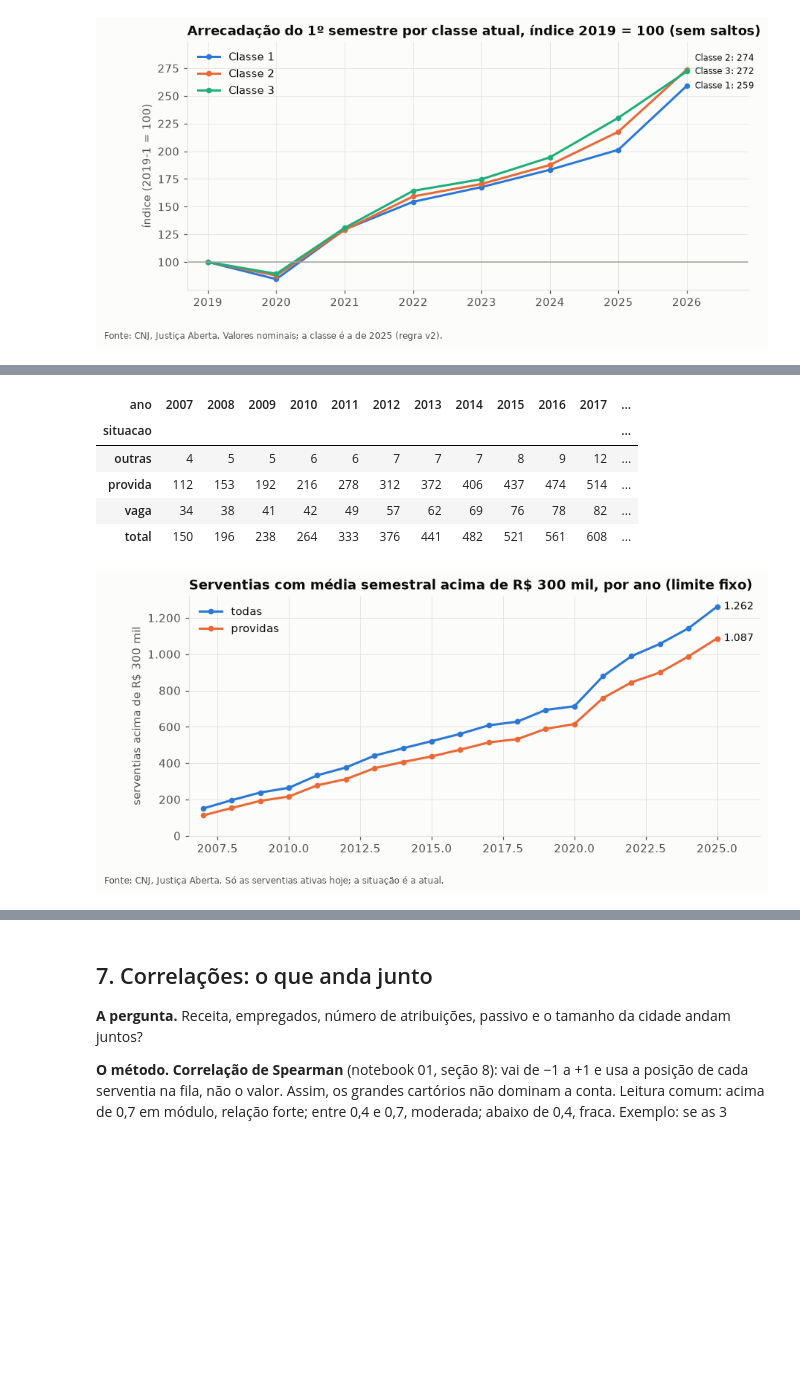
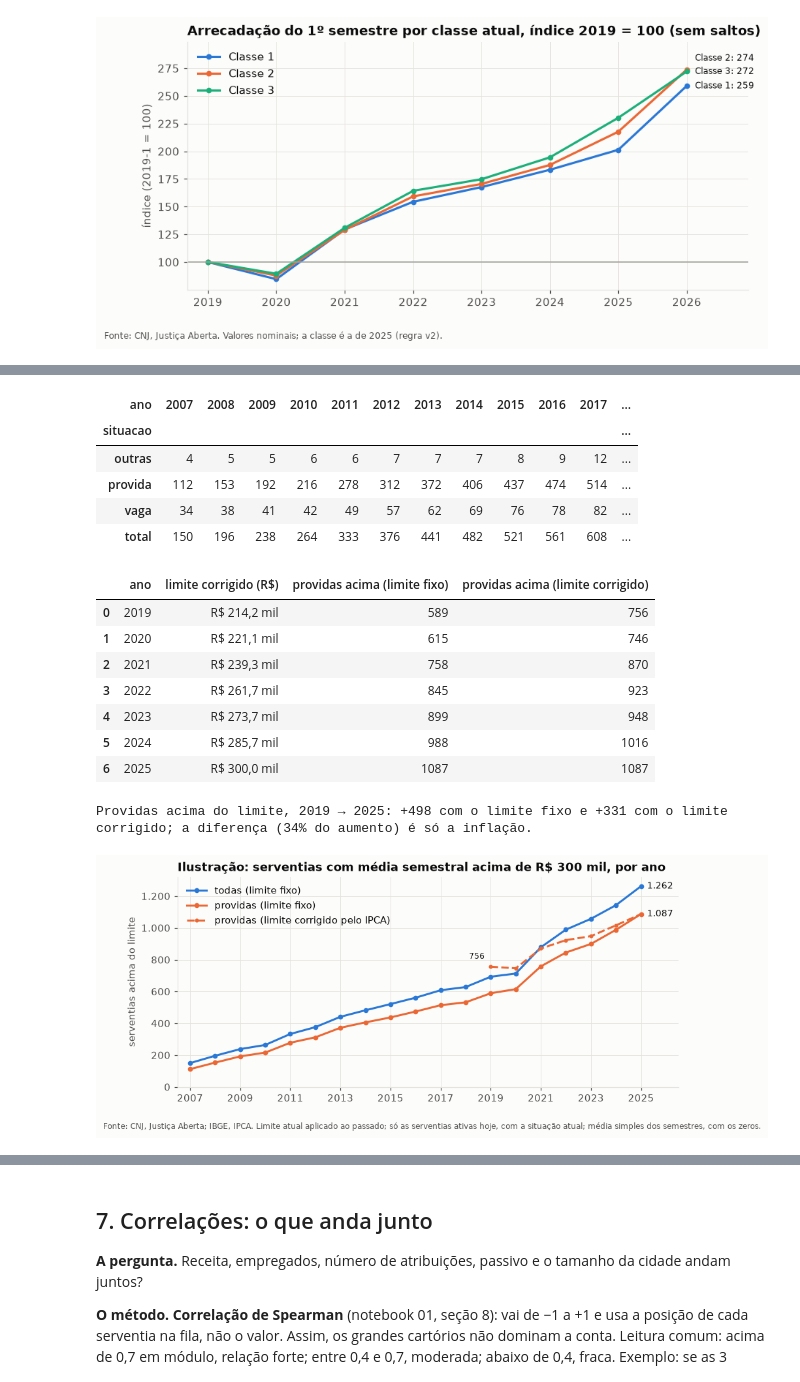
Before and after one commit to luccaamp/radar-seguro-cartorio, a Jupyter notebook: notebooks/02_analise_exploratoria.ipynb, the cells around one changed output, grey strips where cells are left out. Cells and saved outputs as stored; diff of their text form; code cells hidden in the pictures; blank space fills up the shorter version.

```diff
--- a/notebooks/02_analise_exploratoria.ipynb
+++ b/notebooks/02_analise_exploratoria.ipynb
@@ -441,31 +528,60 @@ plt.show()
 # %%
+limite = enquadramento.limites_classe()[0]
 anual = ar[ar.ano <= 2025].groupby(["cns", "ano"]).arrecadacao.mean().reset_index().merge(sv[["cns", "situacao"]], on="cns")
-anual["acima"] = anual.arrecadacao > enquadramento.limites_classe()[0]
+anual["acima"] = anual.arrecadacao > limite
 acima = anual[anual.acima].groupby(["ano", "situacao"]).size().unstack(fill_value=0)
 acima["total"] = acima.sum(axis=1)
 display(acima.T)
 
+# limite corrigido pelo IPCA: o mesmo R$ 300 mil de 2025 levado aos preços de cada ano (só desde 2019, por causa do IPCA)
+fator_ano = fator.groupby(lambda p: int(p[:4])).mean()
+limite_corrigido = (limite * fator_ano[2025] / fator_ano).loc[2019:2025]
+providas = anual[anual.situacao == "provida"]
+acima_corrigido = pd.Series({a: int((providas[providas.ano == a].arrecadacao > l).sum()) for a, l in limite_corrigido.items()})
+comparacao = pd.DataFrame({"limite corrigido (R$)": limite_corrigido, "providas acima (limite fixo)": acima.provida.loc[2019:2025],
+                           "providas acima (limite corrigido)": acima_corrigido})
+display(g.tabela(comparacao.reset_index(names="ano"), {"limite corrigido (R$)": "reais"}))
+aumento_fixo = acima.provida[2025] - acima.provida[2019]
+aumento_corrigido = acima_corrigido[2025] - acima_corrigido[2019]
+print(f"Providas acima do limite, 2019 → 2025: +{g.num(aumento_fixo)} com o limite fixo e +{g.num(aumento_corrigido)} com o "
+      f"limite corrigido; a diferença ({g.pct(1 - aumento_corrigido / aumento_fixo, 0)} do aumento) é só a inflação.")
+
 fig, ax = plt.subplots(figsize=(9, 3.8))
-ax.plot(acima.index, acima.total, color=g.CORES[0], marker="o", markersize=4, label="todas")
-ax.plot(acima.index, acima.provida, color=g.CORES[1], marker="o", markersize=4, label="providas")
-for col in ("total", "provida"):
-    ax.annotate(g.num(acima[col].iloc[-1]), (acima.index[-1], acima[col].iloc[-1]), xytext=(6, 0),
+ax.plot(acima.index, acima.total, color=g.CORES[0], marker="o", markersize=4, label="todas (limite fixo)")
+ax.plot(acima.index, acima.provida, color=g.CORES[1], marker="o", markersize=4, label="providas (limite fixo)")
+ax.plot(acima_corrigido.index, acima_corrigido.values, color=g.CORES[1], linestyle="--", marker="o", markersize=3,
+        label="providas (limite corrigido pelo IPCA)")
+for serie in (acima.total, acima.provida):
+    ax.annotate(g.num(serie.iloc[-1]), (serie.index[-1], serie.iloc[-1]), xytext=(6, 0),
                 textcoords="offset points", fontsize=9, color=g.TEXTO, va="center")
+ax.annotate(g.num(acima_corrigido[2019]), (2019, acima_corrigido[2019]), xytext=(-6, 8), textcoords="offset points",
+            fontsize=8, color=g.TEXTO, ha="right")
 g.eixo_num(ax)
 ax.set_ylim(0, None)
 ax.set_xlim(2006.5, 2026.5)
-ax.set_ylabel("serventias acima de R$ 300 mil")
+ax.set_xticks(range(2007, 2026, 2))
+ax.set_ylabel("serventias acima do limite")
 ax.legend(loc="upper left")
-ax.set_title("Serventias com média semestral acima de R$ 300 mil, por ano (limite fixo)")
-g.nota(fig, "Fonte: CNJ, Justiça Aberta. Só as serventias ativas hoje; a situação é a atual.")
+ax.set_title("Ilustração: serventias com média semestral acima de R$ 300 mil, por ano")
+g.nota(fig, "Fonte: CNJ, Justiça Aberta; IBGE, IPCA. Limite atual aplicado ao passado; só as serventias ativas hoje, "
+            "com a situação atual; média simples dos semestres, com os zeros.")
 g.salvar(fig, "02_serventias_acima_do_limite_por_ano")
 plt.show()
 # %% [output]
 | ano | 2007 | 2008 | 2009 | 2010 | 2011 | 2012 | 2013 | 2014 | 2015 | 2016 | 2017 | ... |
 | situacao |  |  |  |  |  |  |  |  |  |  |  | ... |
 | outras | 4 | 5 | 5 | 6 | 6 | 7 | 7 | 7 | 8 | 9 | 12 | ... |
 | provida | 112 | 153 | 192 | 216 | 278 | 312 | 372 | 406 | 437 | 474 | 514 | ... |
 | vaga | 34 | 38 | 41 | 42 | 49 | 57 | 62 | 69 | 76 | 78 | 82 | ... |
 | total | 150 | 196 | 238 | 264 | 333 | 376 | 441 | 482 | 521 | 561 | 608 | ... |
+|  | ano | limite corrigido (R$) | providas acima (limite fixo) | providas acima (limite corrigido) |
+| 0 | 2019 | R$ 214,2 mil | 589 | 756 |
+| 1 | 2020 | R$ 221,1 mil | 615 | 746 |
+| 2 | 2021 | R$ 239,3 mil | 758 | 870 |
+| 3 | 2022 | R$ 261,7 mil | 845 | 923 |
+| 4 | 2023 | R$ 273,7 mil | 899 | 948 |
+| 5 | 2024 | R$ 285,7 mil | 988 | 1016 |
+| 6 | 2025 | R$ 300,0 mil | 1087 | 1087 |
+Providas acima do limite, 2019 → 2025: +498 com o limite fixo e +331 com o limite corrigido; a diferença (34% do aumento) é só a inflação.
-[figure, old version]
+[figure, new version]
 # %% [markdown]
```
Also changed, not shown: parts of 16 cells of this notebook, 13 other files.
